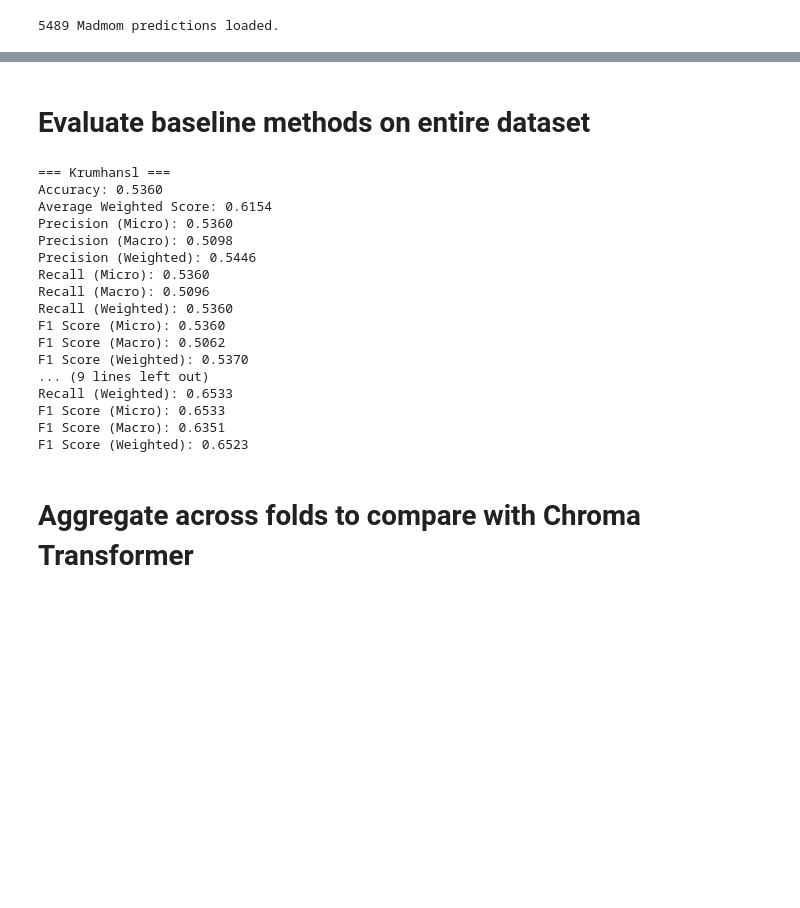
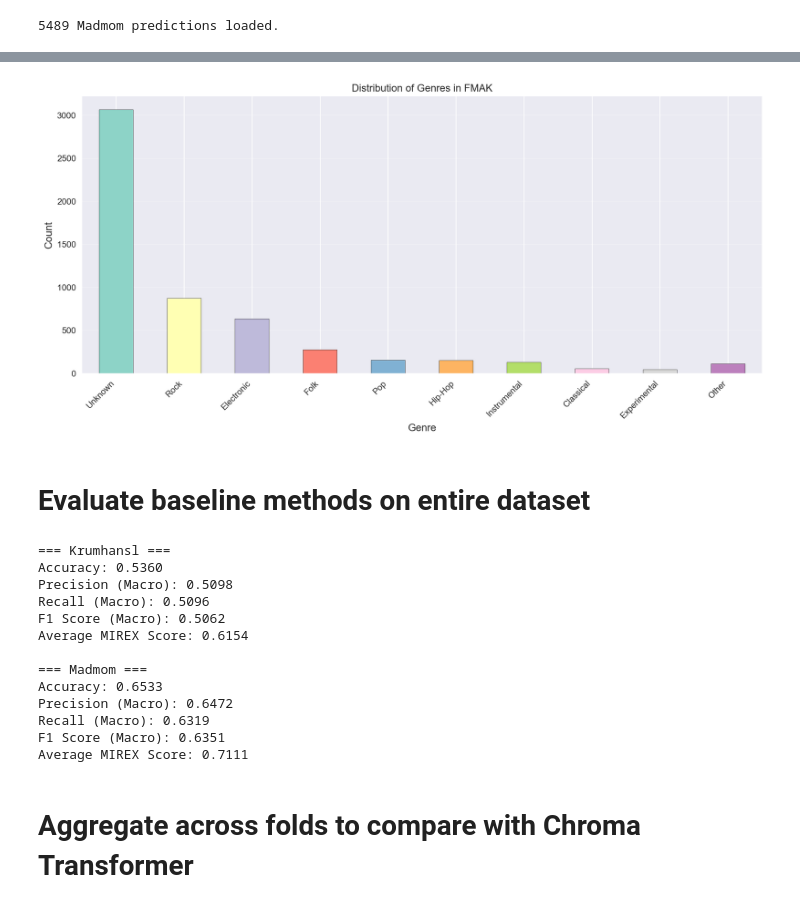
Before and after one commit to jeffgord/mir-key-estimation, a Jupyter notebook: analysis.ipynb, the cells around one changed output, grey strips where cells are left out. Cells and saved outputs as stored; diff of their text form; code cells hidden in the pictures; blank space fills up the shorter version.

```diff
--- a/analysis.ipynb
+++ b/analysis.ipynb
@@ -42,0 +50,3 @@ print(f"{len(madmom_keys_dict)} Madmom predictions loaded.")
+# %%
+fma_tracks_df = pd.read_csv('data/fma_tracks.csv', index_col=0, header=[0, 1])
+fmak_tracks_df = fma_tracks_df[fma_tracks_df.index.isin(track_ids)]
@@ -43,10 +90,30 @@ print(f"{len(madmom_keys_dict)} Madmom predictions loaded.")
+# %%
+genres = fmak_tracks_df['track']['genre_top']
+genres_filled = genres.fillna('Unknown')
+genre_counts = genres_filled.value_counts()
+
+# Get top 8 genres and bucket the rest as "Other"
+top_8 = genre_counts.head(9)
+other_count = genre_counts.iloc[9:].sum()
+if other_count > 0:
+    top_8['Other'] = other_count
+
+plt.figure(figsize=(12, 6))
+colors = plt.cm.Set3(range(len(top_8)))
+top_8.plot(kind='bar', color=colors, edgecolor='black')
+plt.title('Distribution of Genres in FMAK')
+plt.xlabel('Genre', fontsize=12)
+plt.ylabel('Count', fontsize=12)
+plt.xticks(rotation=45, ha='right')
+plt.tight_layout()
+plt.grid(axis='y', alpha=0.3)
+plt.show()
+# %% [output]
+[figure, added]
 # %% [markdown]
 # Evaluate baseline methods on entire dataset
 # %%
-track_ids = list(actual_keys_dict.keys())
-actual_keys = [actual_keys_dict[tid] for tid in track_ids]
-krumhansl_keys = [krumhansl_keys_dict.get(tid) for tid in track_ids]
-madmom_keys = [madmom_keys_dict.get(tid) for tid in track_ids]
+
 
 krumhansl_metrics = u.get_metrics(krumhansl_keys, actual_keys)
 madmom_metrics = u.get_metrics(madmom_keys, actual_keys)
@@ -57,21 +124,17 @@ u.print_metrics(madmom_metrics, "Madmom")
 # %% [output]
 === Krumhansl ===
 Accuracy: 0.5360
-Average Weighted Score: 0.6154
-Precision (Micro): 0.5360
 Precision (Macro): 0.5098
-Precision (Weighted): 0.5446
-Recall (Micro): 0.5360
 Recall (Macro): 0.5096
-Recall (Weighted): 0.5360
-F1 Score (Micro): 0.5360
 F1 Score (Macro): 0.5062
-F1 Score (Weighted): 0.5370
-... (9 lines left out)
-Recall (Weighted): 0.6533
-F1 Score (Micro): 0.6533
+Average MIREX Score: 0.6154
+
+=== Madmom ===
+Accuracy: 0.6533
+Precision (Macro): 0.6472
+Recall (Macro): 0.6319
 F1 Score (Macro): 0.6351
-F1 Score (Weighted): 0.6523
+Average MIREX Score: 0.7111
 # %% [markdown]
 # Aggregate across folds to compare with Chroma Transformer
 # %%
```
Also changed, not shown: parts of 10 cells of this notebook, 2 other files.
